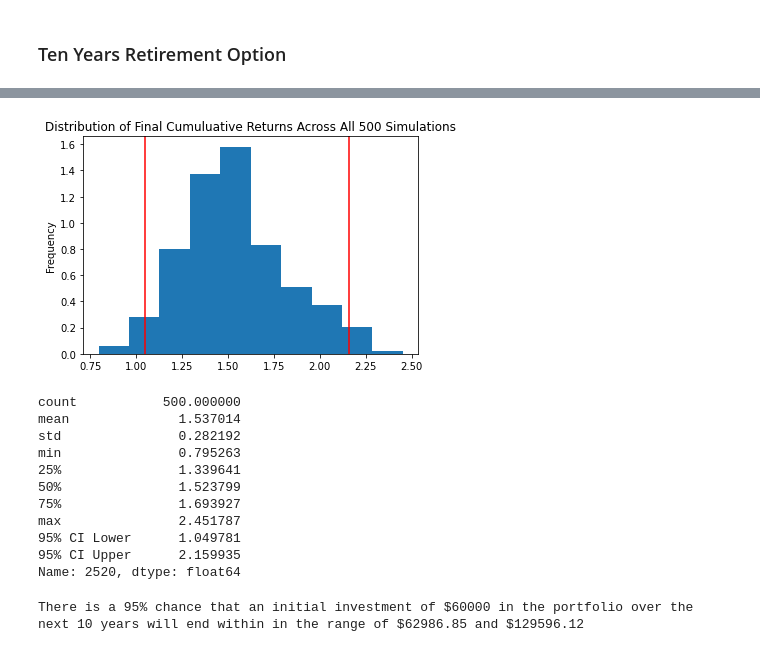
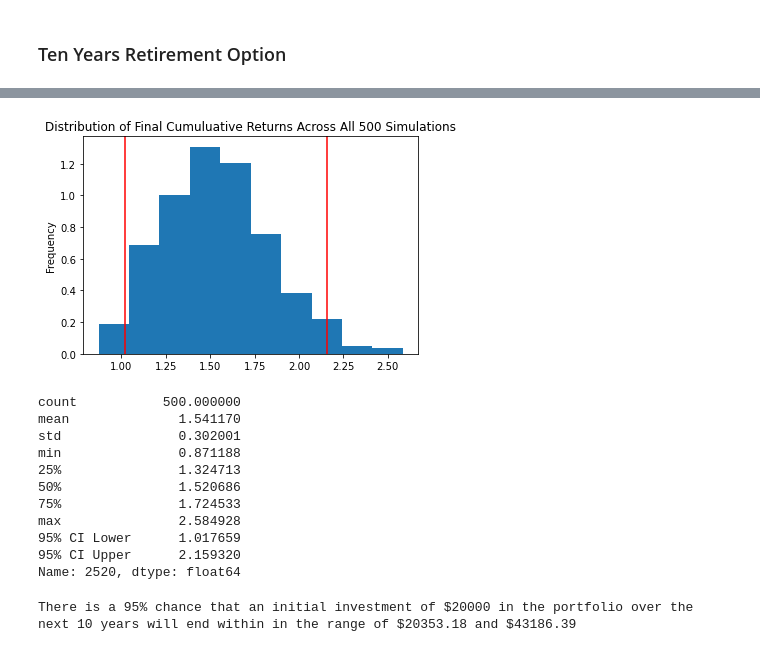
Before and after one commit to Satheeshbm/API_Assignment, a Jupyter notebook: Assignment/Main_assignment.ipynb, the cells around one changed output, grey strips where cells are left out. Cells and saved outputs as stored; diff of their text form; code cells hidden in the pictures.

```diff
--- a/Assignment/Main_assignment.ipynb
+++ b/Assignment/Main_assignment.ipynb
@@ -412,2 +445,12 @@ There is a 95% chance that an initial investment of $60000 in the portfolio over
 # %% [markdown]
 ### Ten Years Retirement Option
+# %%
+# Configuring a Monte Carlo simulation to forecast 10 years cumulative returns
+w5 = 0.8
+w6 = 0.2
+MC_10_yrs = MCSimulation(portfolio_data = df_stock_data,
+    weights = [w5, w6],
+    num_simulation = 500,
+    num_trading_days = 252*10
+)
+MC_10_yrs.portfolio_data.head()
@@ -456,36 +518,38 @@ Running Monte Carlo simulation number 490.
 # %%
 # Plot probability distribution and confidence intervals
-# YOUR CODE HERE!
+dist_plot = MC_10_yrs.plot_distribution()
+dist_plot.get_figure().savefig('MC_10yr_dist_plot.png',bbox_inches='tight')
 # %% [output]
-[figure, old version]
+[figure, new version]
 # %%
 # Fetch summary statistics from the Monte Carlo simulation results
-# YOUR CODE HERE!
+Summ_Stats_10 = MC_10_yrs.summarize_cumulative_return()
 
 # Print summary statistics
-# YOUR CODE HERE!
+print(Summ_Stats_10)
 # %% [output]
 count           500.000000
-mean              1.537014
-std               0.282192
-min               0.795263
-25%               1.339641
-50%               1.523799
-75%               1.693927
-max               2.451787
-95% CI Lower      1.049781
-95% CI Upper      2.159935
+mean              1.541170
+std               0.302001
+min               0.871188
+25%               1.324713
+50%               1.520686
+75%               1.724533
+max               2.584928
+95% CI Lower      1.017659
+95% CI Upper      2.159320
 Name: 2520, dtype: float64
 # %%
 # Set initial investment
-# YOUR CODE HERE!
+initial_inv_10 = 20000
 
 # Use the lower and upper `95%` confidence intervals to calculate the range of the possible outcomes of our $60,000
-# YOUR CODE HERE!
+Lower_10 = round(Summ_Stats_10[8]*initial_inv_10,2)
+Upper_10 = round(Summ_Stats_10[9]*initial_inv_10,2)
 
 # Print results
 print(f"There is a 95% chance that an initial investment of ${initial_investment} in the portfolio"
       f" over the next 10 years will end within in the range of"
-      f" ${ci_lower_ten} and ${ci_upper_ten}")
+      f" ${Lower_10} and ${Upper_10}")
 # %% [output]
-There is a 95% chance that an initial investment of $60000 in the portfolio over the next 10 years will end within in the range of $62986.85 and $129596.12
+There is a 95% chance that an initial investment of $20000 in the portfolio over the next 10 years will end within in the range of $20353.18 and $43186.39
```
Also changed, not shown: parts of 16 cells of this notebook, 5 other files.
